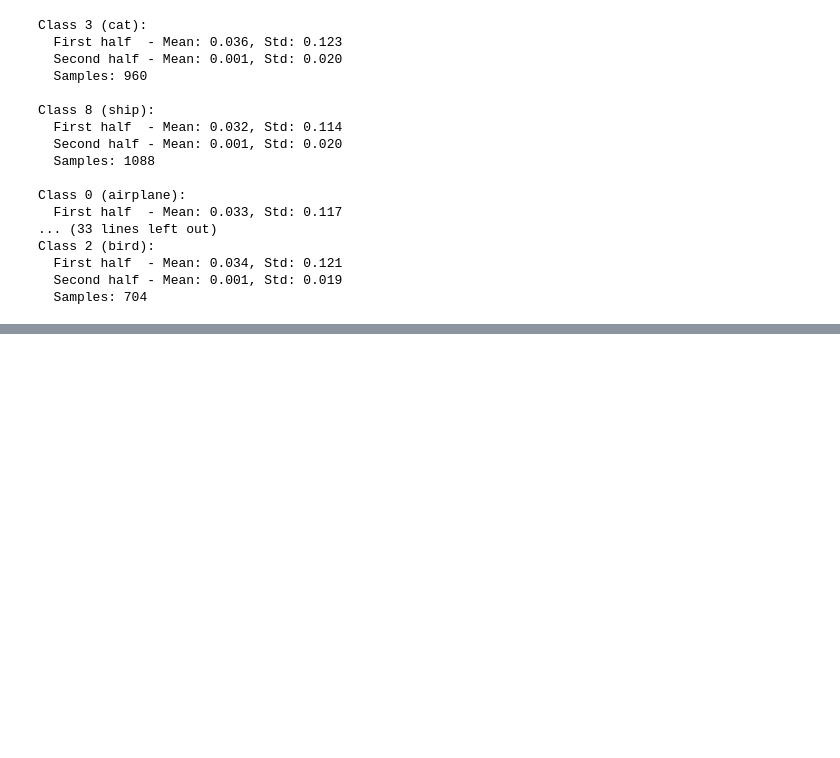
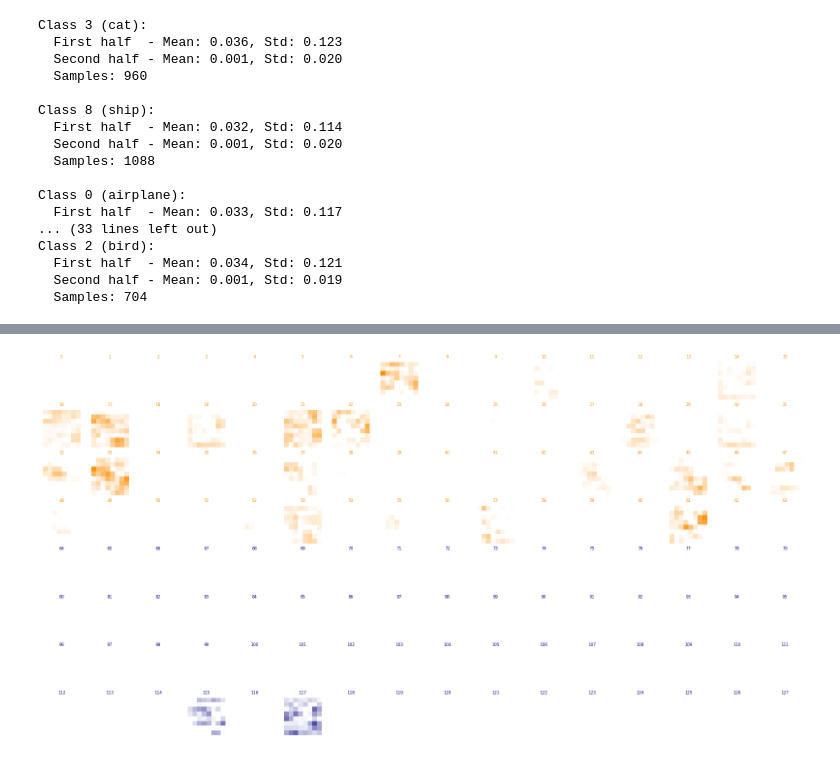
Before and after one commit to zroe1/gradient-routing, a Jupyter notebook: adversarial_examples/main.ipynb, the cells around one changed output, grey strips where cells are left out. Saved outputs shown, nothing was run; the diff lists cells and outputs as text; code cells hidden in the pictures; blank space fills up the shorter version.

```diff
--- a/adversarial_examples/main.ipynb
+++ b/adversarial_examples/main.ipynb
@@ -719,0 +793,4 @@ tensor([4, 3, 1, 2, 7], device='mps:0')
+# %%
+plot_tensor_heatmap(torch.abs(latent_tensor_clean - latent_tensor_adv))
+# %% [output]
+[figure, added]
```
Also changed, not shown: parts of 10 cells of this notebook.
